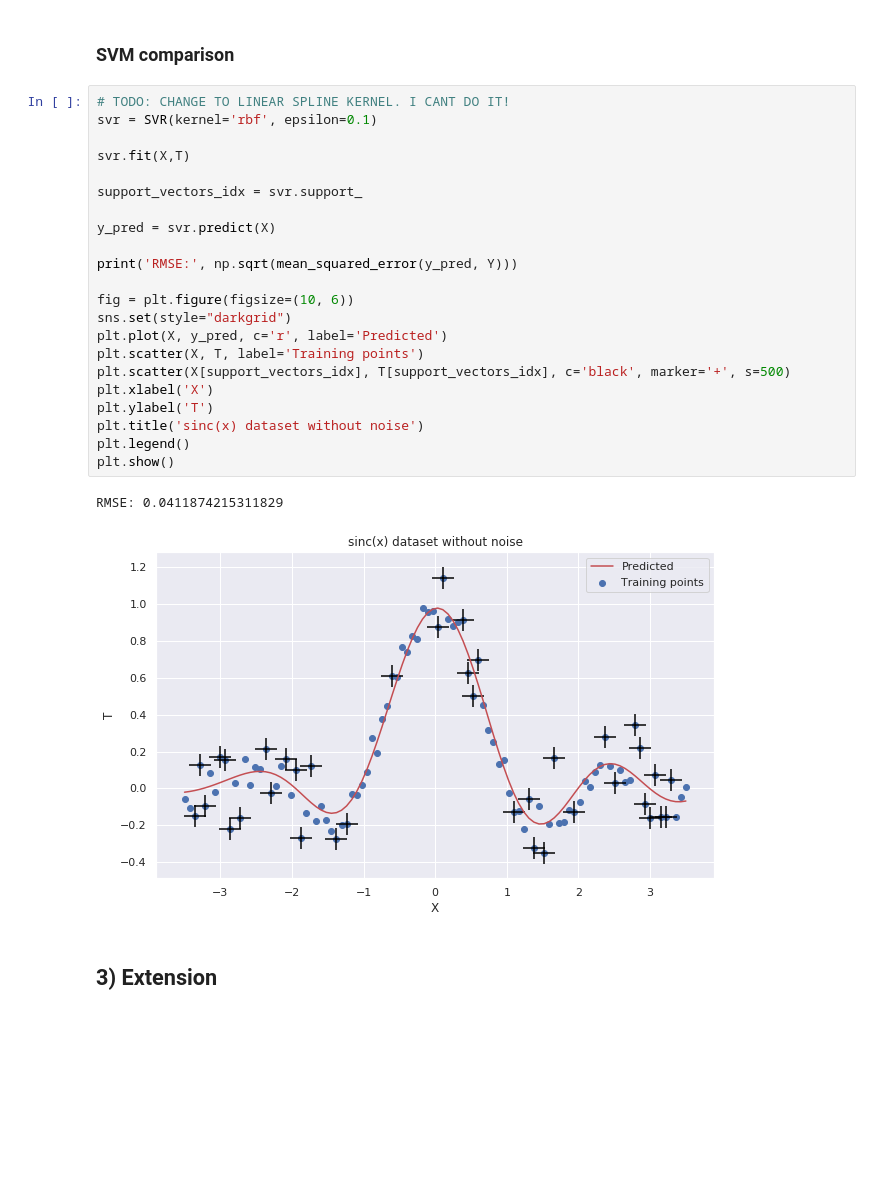
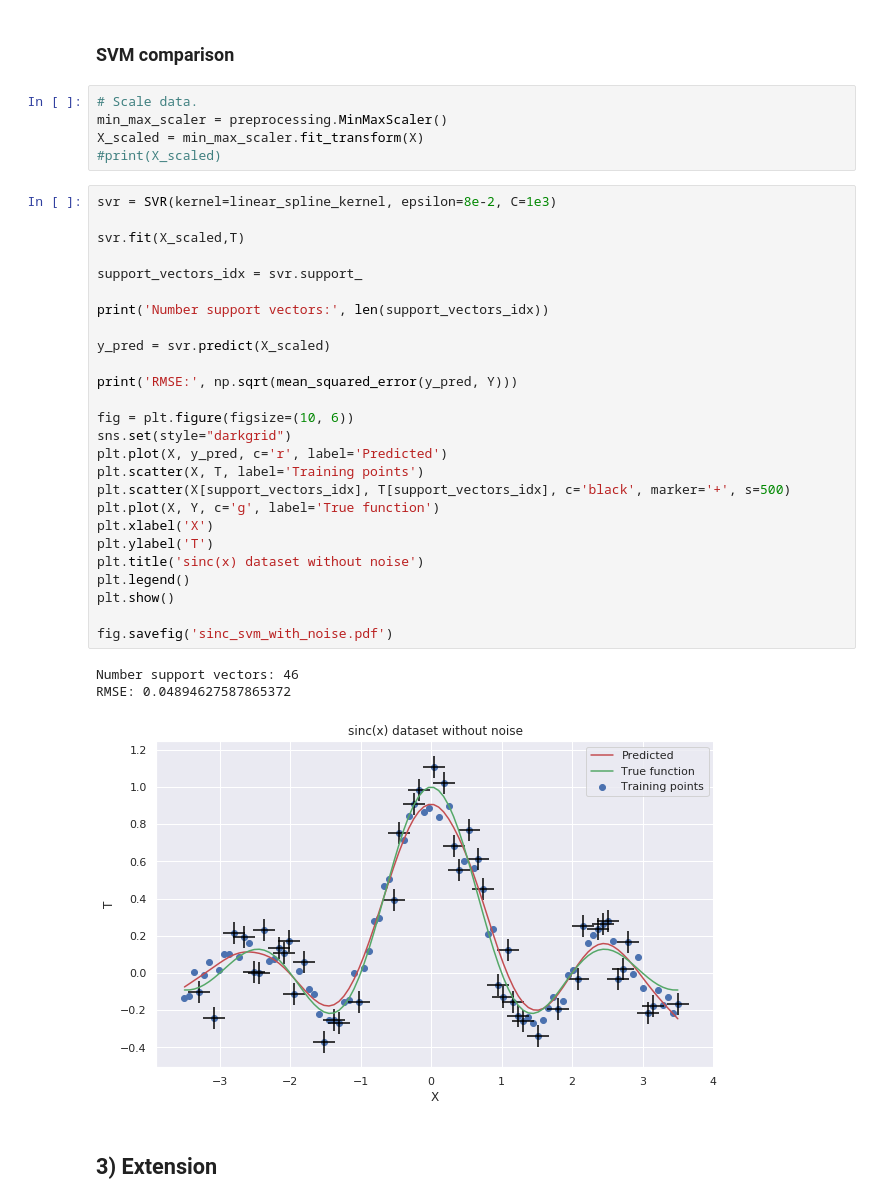
Before and after one commit to PPSantos/DD2434_proj, a Jupyter notebook: src/regression.ipynb, the cells around one changed output. Cells and saved outputs as stored; diff of their text form; blank space fills up the shorter version.

```diff
--- a/src/regression.ipynb
+++ b/src/regression.ipynb
@@ -229,30 +236,40 @@ RMSE: 0.0312394592845537
 # %% [markdown]
 ### SVM comparison
+# %%
+# Scale data.
+min_max_scaler = preprocessing.MinMaxScaler()
+X_scaled = min_max_scaler.fit_transform(X)
+#print(X_scaled)
 # %%
-# TODO: CHANGE TO LINEAR SPLINE KERNEL. I CANT DO IT!
-svr = SVR(kernel='rbf', epsilon=0.1)
+svr = SVR(kernel=linear_spline_kernel, epsilon=8e-2, C=1e3)
 
-svr.fit(X,T)
+svr.fit(X_scaled,T)
 
 support_vectors_idx = svr.support_
 
-y_pred = svr.predict(X)
+print('Number support vectors:', len(support_vectors_idx))
+
+y_pred = svr.predict(X_scaled)
 
 print('RMSE:', np.sqrt(mean_squared_error(y_pred, Y)))
 
 fig = plt.figure(figsize=(10, 6))
 sns.set(style="darkgrid")
 plt.plot(X, y_pred, c='r', label='Predicted')
 plt.scatter(X, T, label='Training points')
 plt.scatter(X[support_vectors_idx], T[support_vectors_idx], c='black', marker='+', s=500)
+plt.plot(X, Y, c='g', label='True function')
 plt.xlabel('X')
 plt.ylabel('T')
 plt.title('sinc(x) dataset without noise')
 plt.legend()
 plt.show()
+
+fig.savefig('sinc_svm_with_noise.pdf')
 # %% [output]
-RMSE: 0.0411874215311829
+Number support vectors: 46
+RMSE: 0.04894627587865372
-[figure, old version]
+[figure, new version]
 # %% [markdown]
 ## 3) Extension
 # %%
```
Also changed, not shown: parts of 5 cells of this notebook, 4 other files.
